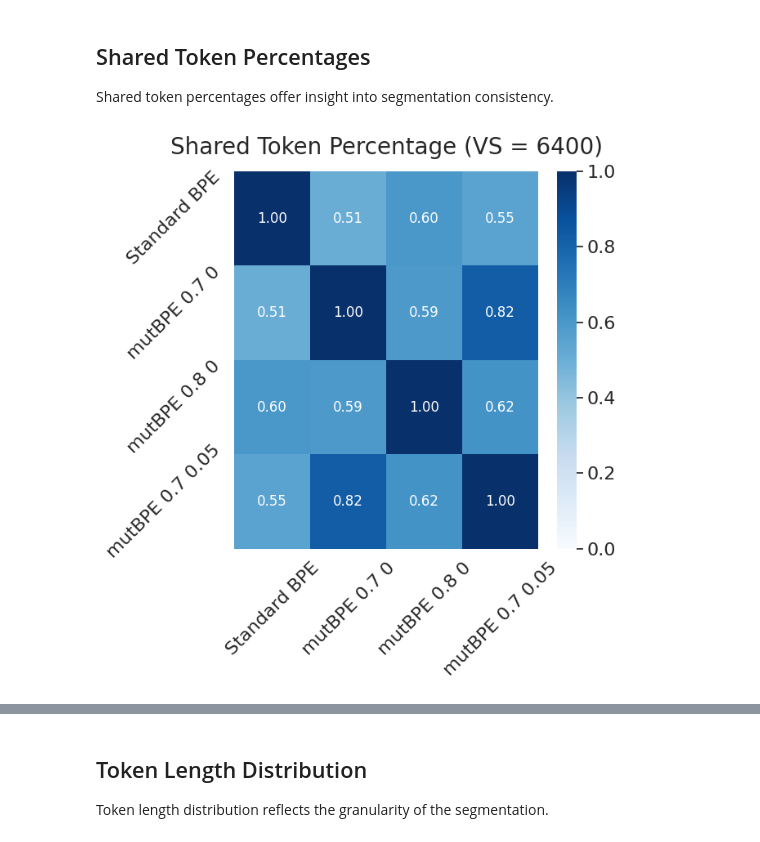
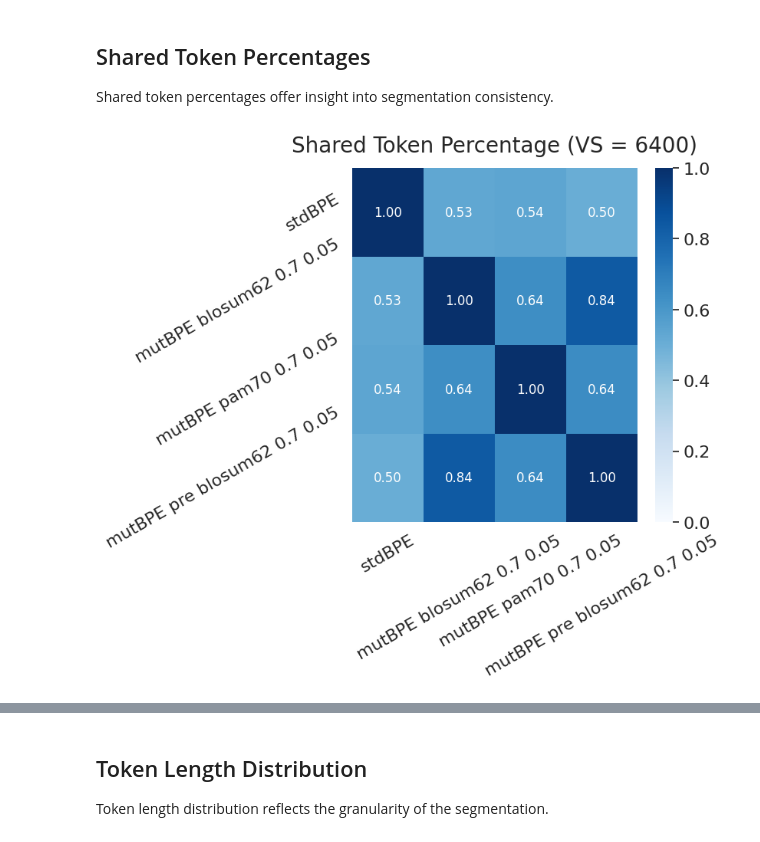
Before and after one commit to boun-tabi-lifelu/evolutionary-subword-tokenization, a Jupyter notebook: Prog/linguistic_laws_meet_protein_sequences.ipynb, the cells around one changed output, grey strips where cells are left out. Drawn from its saved outputs; the diff is of its cells as text; code cells hidden in the pictures.

```diff
--- a/Prog/linguistic_laws_meet_protein_sequences.ipynb
+++ b/Prog/linguistic_laws_meet_protein_sequences.ipynb
@@ -51,0 +107,7 @@ conn.close()
+# %%
+tokenizer_list = load_tokenizers(tokenizer_opts_list, 'hf')
+inner_vocab_list = load_tokenizers(tokenizer_opts_list, 'vocab')
+
+vocab_list = {}
+for name, tokenizer in tokenizer_list.items():
+    vocab_list[name] = list(set([token for token, idx in tokenizer.get_vocab().items()]))
@@ -52 +118,7 @@ conn.close()
+# %%
+methods = [method_name[:-len(str(vocab_sizes[0]))-1] for method_name in list(tokenizer_list.keys())[::len(vocab_sizes)]]
+methods2names = {m:m for m in methods}
+
+# methods = ['bpe', 'mutbpe_7_0', 'mutbpe_8_0', 'mutbpe_7_05']
+# methods2names = {'bpe':'Standard BPE', 'mutbpe_7_0':'mutBPE 0.7 0', 'mutbpe_8_0':'mutBPE 0.8 0', 'mutbpe_7_05':'mutBPE 0.7 0.05'}
 # %%
@@ -76,17 +164,0 @@ methods_opts = {
-# %%
-methods = ['bpe', 'mutbpe_7_0', 'mutbpe_8_0', 'mutbpe_7_05']
-methods2names = {'bpe':'Standard BPE', 'mutbpe_7_0':'mutBPE 0.7 0', 'mutbpe_8_0':'mutBPE 0.8 0', 'mutbpe_7_05':'mutBPE 0.7 0.05'}
-vocab_sizes = [800, 1600, 3200, 6400, 12800]
-# %%
-tokenizer_folder_name = '/cta/share/users/mutbpe/tokenizers/blosum62'
-
-tokenizer_list = {}
-for vocab_size in vocab_sizes:
-    file_name = f"hf_uniref{uniref_id}_bpe_{vocab_size}"
-    tokenizer_list[f"{methods[0]}_{vocab_size}"] = Tokenizer.from_file(f"{tokenizer_folder_name}/{file_name}.json")
-
-for method in methods[1:]:
-    for vocab_size in vocab_sizes:
-        opts = methods_opts[method]
-        file_name = f"hf_uniref{uniref_id}_mutbpe_{opts['mutation_cutoff']}_{opts['min_mutation_len']}_{opts['max_mutation_len']}_{opts['min_mutation_freq']}_{vocab_size}"
-        tokenizer_list[f"{method}_{vocab_size}"] = Tokenizer.from_file(f"{tokenizer_folder_name}/{file_name}.json")
@@ -129,32 +197,32 @@ figures_folder_name = 'figures'
 Shared token percentages offer insight into segmentation consistency.
 # %%
 vocab_size = 6400
-comp_tokenizers_list =  [f"{method}_{vocab_size}" for method in methods]
+comp_tokenizers_list =  [f"{method} {vocab_size}" for method in methods]
 comp_labels = list(methods2names.values())
 
 data = np.array(np.zeros((len(methods),len(methods))))
 for i in range(len(comp_tokenizers_list)):
     for j in range(i, len(comp_tokenizers_list)):
         data[i][j] = len(set(vocab_list[comp_tokenizers_list[i]]).intersection(set(vocab_list[comp_tokenizers_list[j]])))
         data[i][j] /= min(len(vocab_list[comp_tokenizers_list[i]]), len(vocab_list[comp_tokenizers_list[j]]))
         data[j][i] = data[i][j]
 # data = data.astype(int)
 
 fig,ax = plt.subplots()
 fig.set_figheight(6)
 fig.set_figwidth(6)
 
 sns.heatmap(data, annot = True, fmt='.2f', xticklabels=comp_labels, yticklabels=comp_labels, vmax=1, vmin=0, cmap='Blues')
-plt.yticks(rotation=45)
-plt.xticks(rotation=45)
+plt.yticks(rotation=30)
+plt.xticks(rotation=30)
 
 plt.title(f"Shared Token Percentage (VS = {vocab_size})", pad=title_pad)
 
 # plt.savefig(f'{figures_folder_name}/shared_token_percent_{vocab_size}.pdf', bbox_inches='tight')
 # plt.savefig(f'{figures_folder_name}/shared_token_percent_{vocab_size}.png', bbox_inches='tight')
 plt.show()
 # %% [output]
-[figure, old version]
+[figure, new version]
 # %%
 sns.set_style("whitegrid")
 for i, (method1, method2) in enumerate([(m1, m2) for j, m1 in enumerate(methods) for _, m2 in enumerate(methods[j+1:])]):
```
Also changed, not shown: parts of 30 cells of this notebook, 1 other file.
